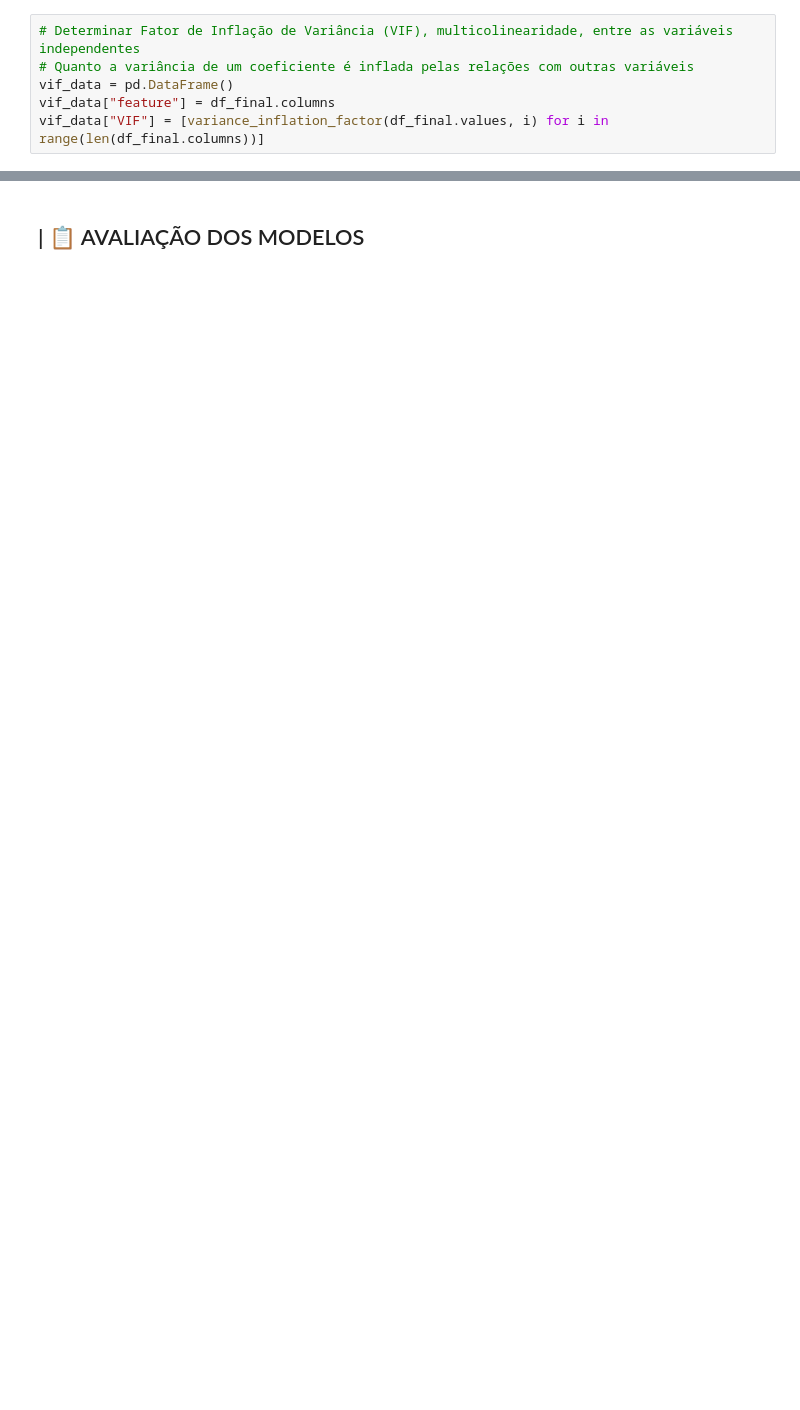
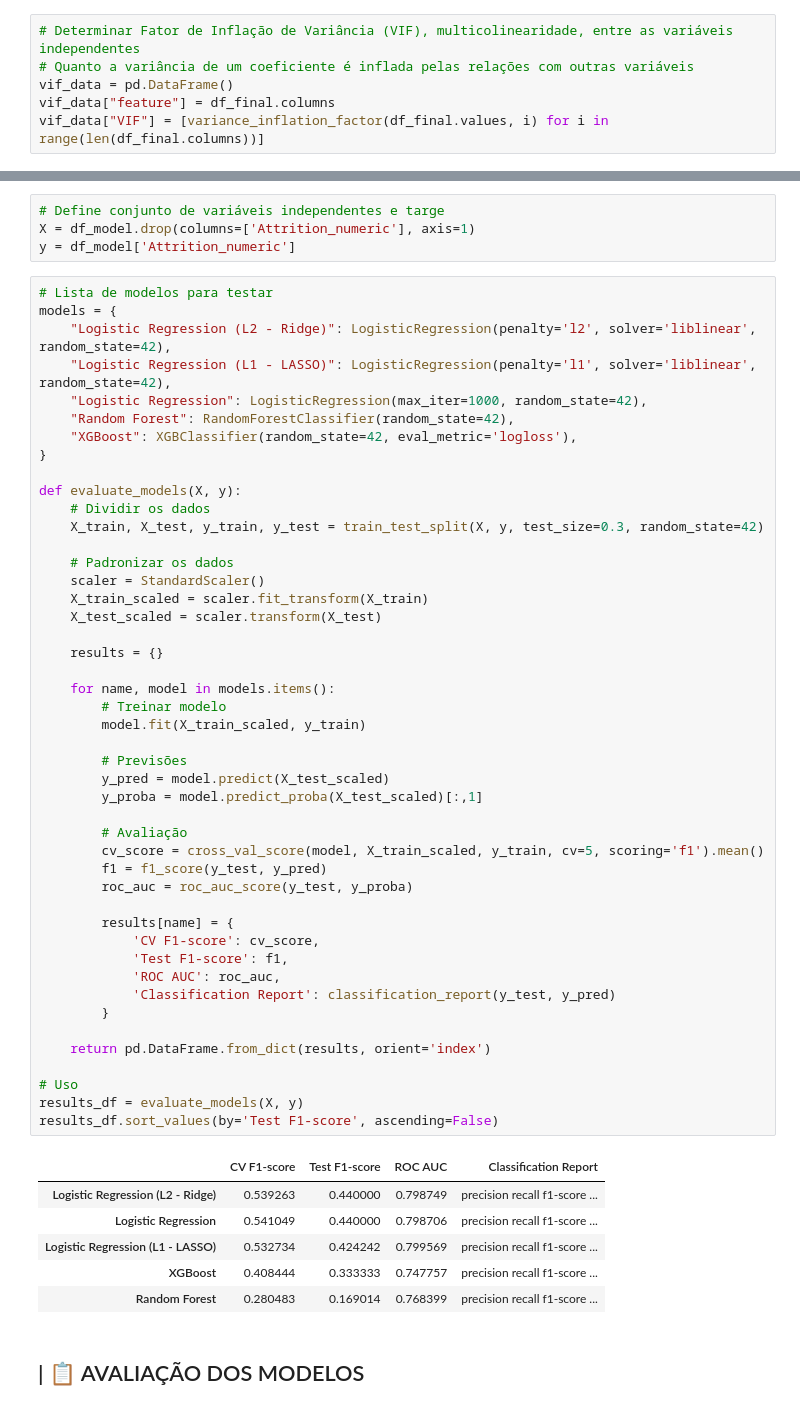
Before and after one commit to polydiaguiar/turnover-prediction-final-project, a Jupyter notebook: turnover_prediction_final_project.ipynb, the cells around one changed output, grey strips where cells are left out. Drawn from its saved outputs; the diff is of its cells as text; blank space fills up the shorter version.

```diff
--- a/turnover_prediction_final_project.ipynb
+++ b/turnover_prediction_final_project.ipynb
@@ -665,2 +709,59 @@ df_final = pd.concat([df_tratado.drop(columns=colunas_nominais), df_dummies], ax
+# %%
+# Define conjunto de variáveis independentes e targe
+X = df_model.drop(columns=['Attrition_numeric'], axis=1)
+y = df_model['Attrition_numeric']
+# %%
+# Lista de modelos para testar
+models = {
+    "Logistic Regression (L2 - Ridge)": LogisticRegression(penalty='l2', solver='liblinear', random_state=42),
+    "Logistic Regression (L1 - LASSO)": LogisticRegression(penalty='l1', solver='liblinear', random_state=42),
+    "Logistic Regression": LogisticRegression(max_iter=1000, random_state=42),
+    "Random Forest": RandomForestClassifier(random_state=42),
+    "XGBoost": XGBClassifier(random_state=42, eval_metric='logloss'),
+}
+
+def evaluate_models(X, y):
+    # Dividir os dados
+    X_train, X_test, y_train, y_test = train_test_split(X, y, test_size=0.3, random_state=42)
+
+    # Padronizar os dados
+    scaler = StandardScaler()
+    X_train_scaled = scaler.fit_transform(X_train)
+    X_test_scaled = scaler.transform(X_test)
+
+    results = {}
+
+    for name, model in models.items():
+        # Treinar modelo
+        model.fit(X_train_scaled, y_train)
+
+        # Previsões
+        y_pred = model.predict(X_test_scaled)
+        y_proba = model.predict_proba(X_test_scaled)[:,1]
+
+        # Avaliação
+        cv_score = cross_val_score(model, X_train_scaled, y_train, cv=5, scoring='f1').mean()
+        f1 = f1_score(y_test, y_pred)
+        roc_auc = roc_auc_score(y_test, y_proba)
+
+        results[name] = {
+            'CV F1-score': cv_score,
+            'Test F1-score': f1,
+            'ROC AUC': roc_auc,
+            'Classification Report': classification_report(y_test, y_pred)
+        }
+
+    return pd.DataFrame.from_dict(results, orient='index')
+
+# Uso
+results_df = evaluate_models(X, y)
+results_df.sort_values(by='Test F1-score', ascending=False)
+# %% [output]
+|  | CV F1-score | Test F1-score | ROC AUC | Classification Report |
+| Logistic Regression (L2 - Ridge) | 0.539263 | 0.440000 | 0.798749 | precision recall f1-score ... |
+| Logistic Regression | 0.541049 | 0.440000 | 0.798706 | precision recall f1-score ... |
+| Logistic Regression (L1 - LASSO) | 0.532734 | 0.424242 | 0.799569 | precision recall f1-score ... |
+| XGBoost | 0.408444 | 0.333333 | 0.747757 | precision recall f1-score ... |
+| Random Forest | 0.280483 | 0.169014 | 0.768399 | precision recall f1-score ... |
 # %% [markdown]
 ## | 📋 AVALIAÇÃO DOS MODELOS
```
Also changed, not shown: parts of 41 cells of this notebook.
